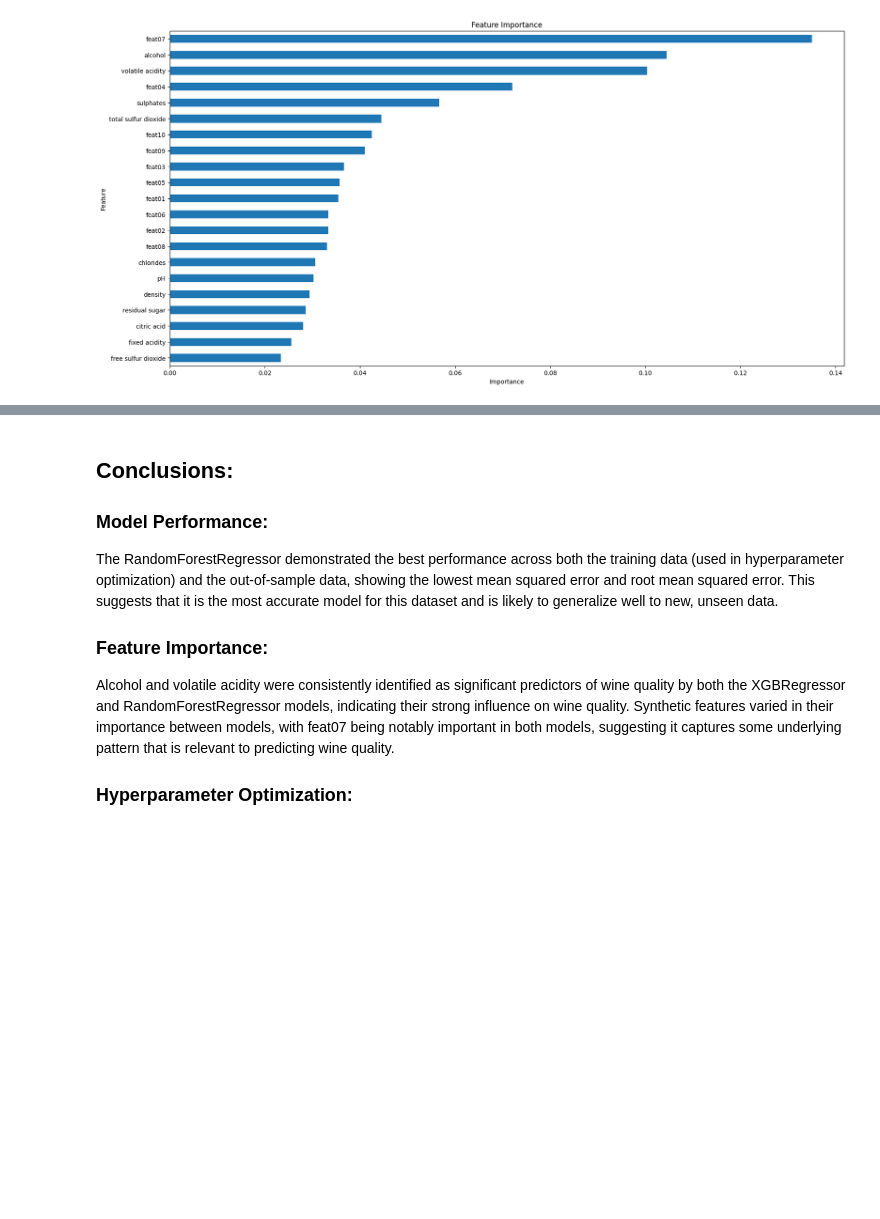
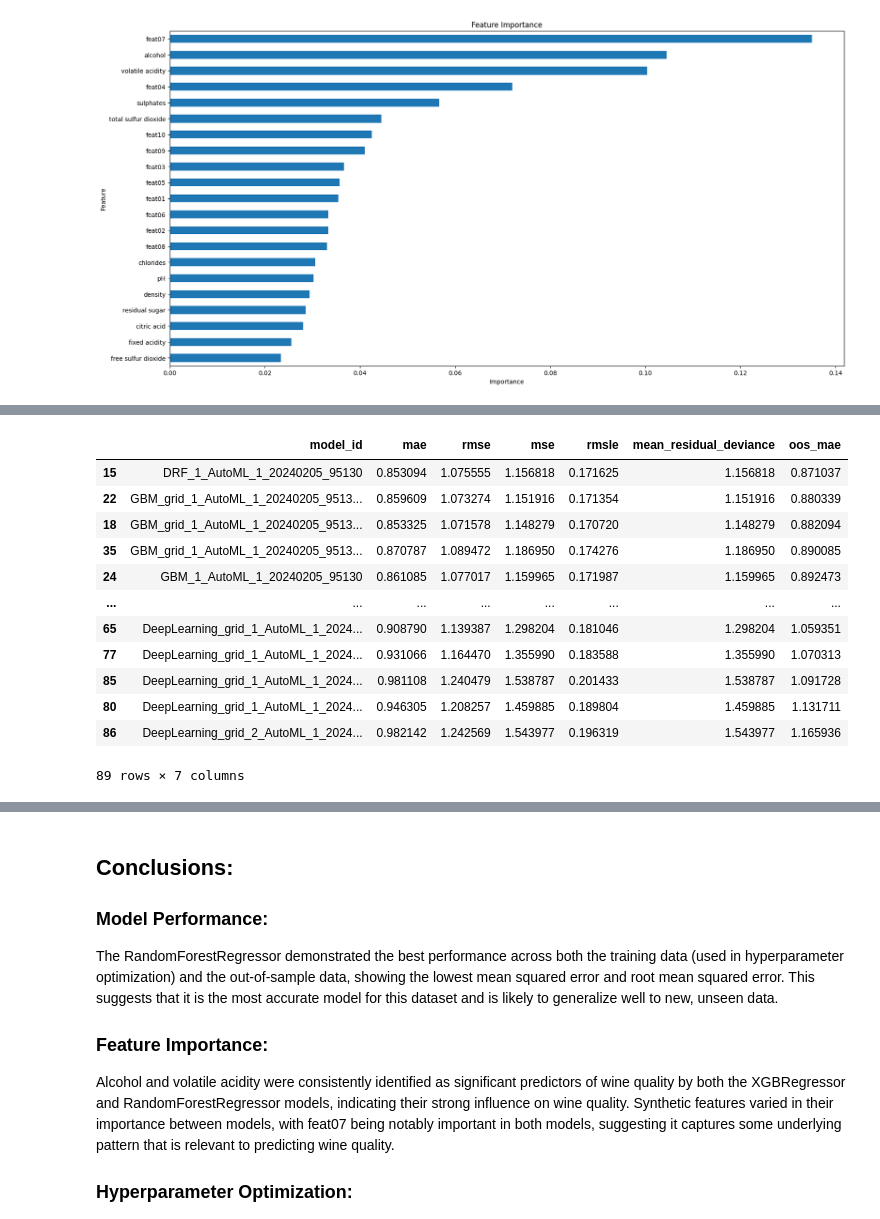
Before and after one commit to jzmujdzin/ml2-proj, a Jupyter notebook: regression_report.ipynb, the cells around one changed output, grey strips where cells are left out. Saved outputs shown, nothing was run; the diff lists cells and outputs as text; code cells hidden in the pictures; blank space fills up the shorter version.

```diff
--- a/regression_report.ipynb
+++ b/regression_report.ipynb
@@ -564,0 +610,16 @@ leaderboard.sort_values(by='oos_mae', ascending=False)
+# %%
+leaderboard.sort_values(by='oos_mae')
+# %% [output]
+|  | model_id | mae | rmse | mse | rmsle | mean_residual_deviance | oos_mae |
+| 15 | DRF_1_AutoML_1_20240205_95130 | 0.853094 | 1.075555 | 1.156818 | 0.171625 | 1.156818 | 0.871037 |
+| 22 | GBM_grid_1_AutoML_1_20240205_9513... | 0.859609 | 1.073274 | 1.151916 | 0.171354 | 1.151916 | 0.880339 |
+| 18 | GBM_grid_1_AutoML_1_20240205_9513... | 0.853325 | 1.071578 | 1.148279 | 0.170720 | 1.148279 | 0.882094 |
+| 35 | GBM_grid_1_AutoML_1_20240205_9513... | 0.870787 | 1.089472 | 1.186950 | 0.174276 | 1.186950 | 0.890085 |
+| 24 | GBM_1_AutoML_1_20240205_95130 | 0.861085 | 1.077017 | 1.159965 | 0.171987 | 1.159965 | 0.892473 |
+| ... | ... | ... | ... | ... | ... | ... | ... |
+| 65 | DeepLearning_grid_1_AutoML_1_2024... | 0.908790 | 1.139387 | 1.298204 | 0.181046 | 1.298204 | 1.059351 |
+| 77 | DeepLearning_grid_1_AutoML_1_2024... | 0.931066 | 1.164470 | 1.355990 | 0.183588 | 1.355990 | 1.070313 |
+| 85 | DeepLearning_grid_1_AutoML_1_2024... | 0.981108 | 1.240479 | 1.538787 | 0.201433 | 1.538787 | 1.091728 |
+| 80 | DeepLearning_grid_1_AutoML_1_2024... | 0.946305 | 1.208257 | 1.459885 | 0.189804 | 1.459885 | 1.131711 |
+| 86 | DeepLearning_grid_2_AutoML_1_2024... | 0.982142 | 1.242569 | 1.543977 | 0.196319 | 1.543977 | 1.165936 |
+89 rows × 7 columns
```
Also changed, not shown: parts of 10 cells of this notebook.
